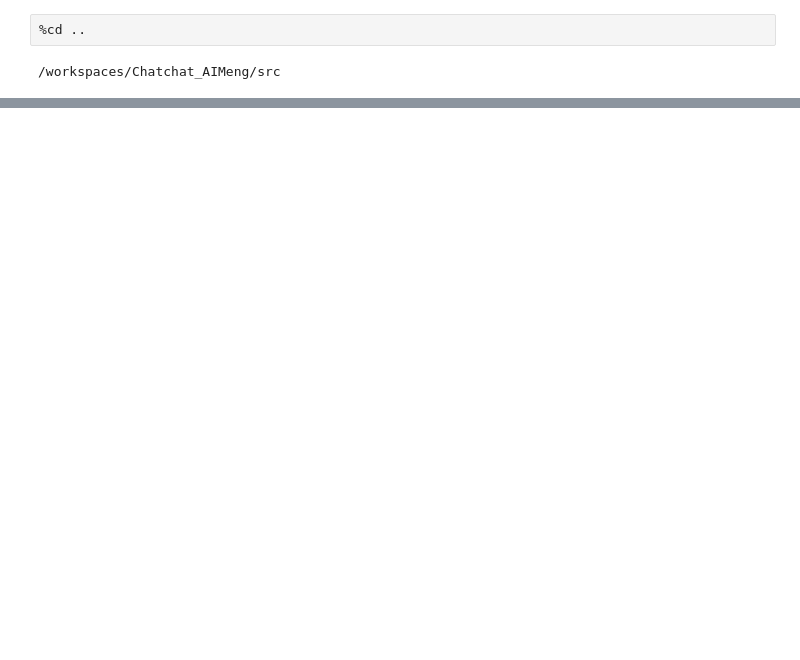
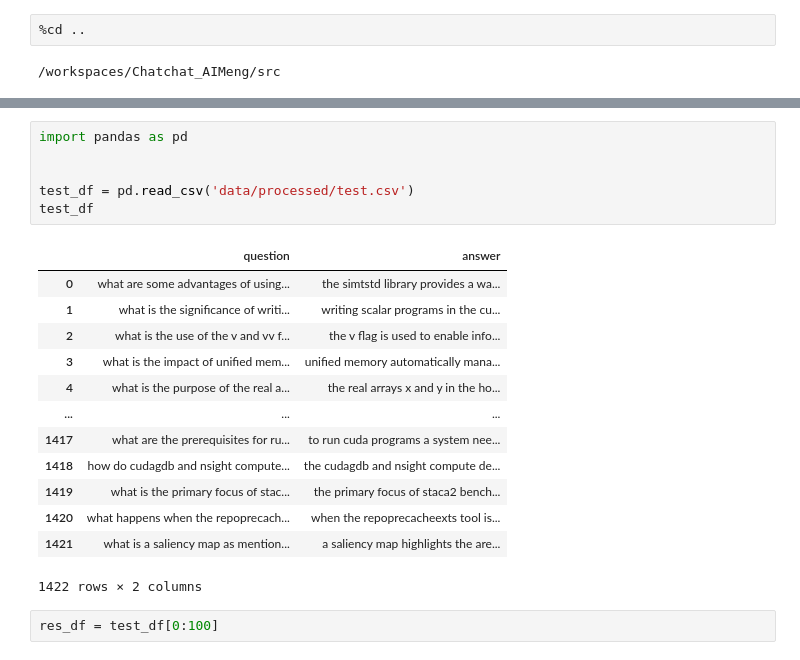
Before and after one commit to 0xhzx/Chatchat_AIMeng, a Jupyter notebook: src/notebooks/4-inference.ipynb, the cells around one changed output, grey strips where cells are left out. Drawn from its saved outputs; the diff is of its cells as text; blank space fills up the shorter version.

```diff
--- a/src/notebooks/4-inference.ipynb
+++ b/src/notebooks/4-inference.ipynb
@@ -12,0 +46,22 @@ from utils.util_funcs import *
+# %%
+import pandas as pd
+
+
+test_df = pd.read_csv('data/processed/test.csv')
+test_df
+# %% [output]
+|  | question | answer |
+| 0 | what are some advantages of using... | the simtstd library provides a wa... |
+| 1 | what is the significance of writi... | writing scalar programs in the cu... |
+| 2 | what is the use of the v and vv f... | the v flag is used to enable info... |
+| 3 | what is the impact of unified mem... | unified memory automatically mana... |
+| 4 | what is the purpose of the real a... | the real arrays x and y in the ho... |
+| ... | ... | ... |
+| 1417 | what are the prerequisites for ru... | to run cuda programs a system nee... |
+| 1418 | how do cudagdb and nsight compute... | the cudagdb and nsight compute de... |
+| 1419 | what is the primary focus of stac... | the primary focus of staca2 bench... |
+| 1420 | what happens when the repoprecach... | when the repoprecacheexts tool is... |
+| 1421 | what is a saliency map as mention... | a saliency map highlights the are... |
+1422 rows × 2 columns
+# %%
+res_df = test_df[0:100]
```
Also changed, not shown: parts of 12 cells of this notebook, 2 other files.
